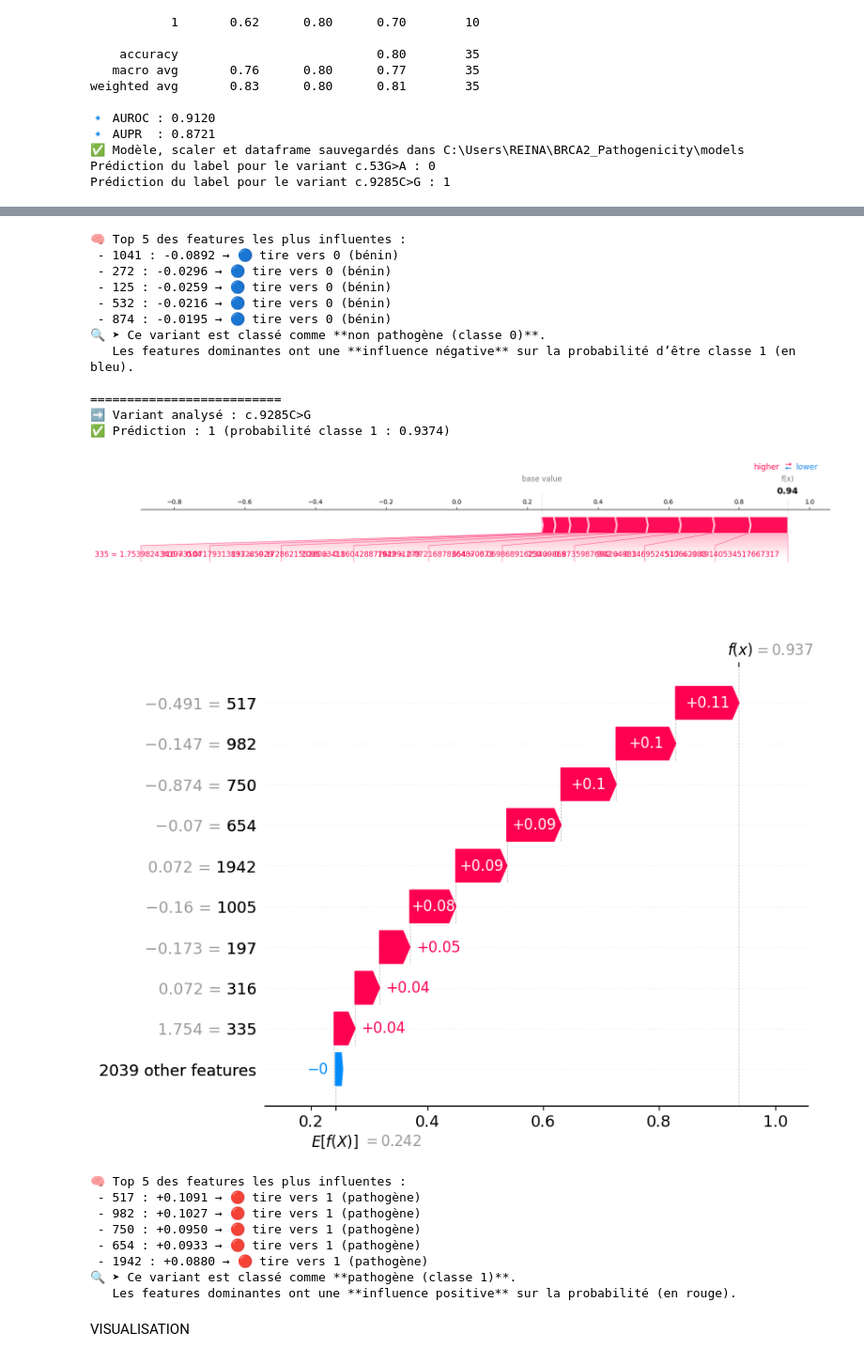
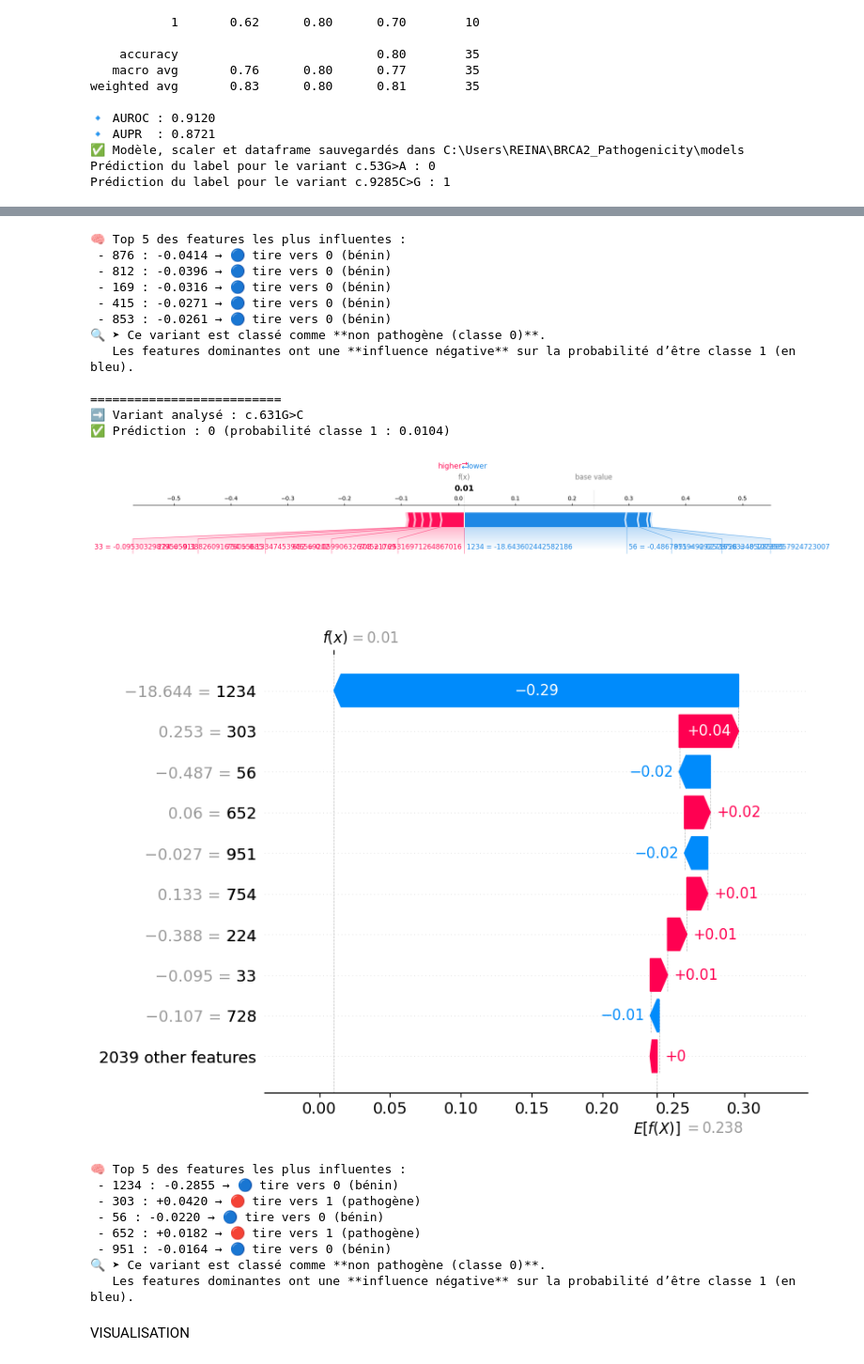
Before and after one commit to reinabarry142/BRCA2_Pathogenicity, a Jupyter notebook: notebooks/03_Training_Visualisations.ipynb, the cells around one changed output, grey strips where cells are left out. Shown: that part at 94% size. Drawn from its saved outputs; the diff is of its cells as text; code cells hidden in the pictures.

Commit message:
Modifications pour prédire sur les données de test

```diff
--- a/notebooks/03_Training_Visualisations.ipynb
+++ b/notebooks/03_Training_Visualisations.ipynb
@@ -25,10 +25,11 @@ os.makedirs(viz_dir, exist_ok=True)
 # === 2. Extraire X et y ===
 X = df.iloc[:, 2:].values  # features numériques
 y = df["Label"].astype(int).values
+variants = df["Variant"]
 
 # === 3. Diviser les données ===
-X_train, X_test, y_train, y_test = train_test_split(
-    X, y, test_size=0.15, random_state=42, shuffle=True, stratify=y
+X_train, X_test, y_train, y_test, variants_train, variants_test = train_test_split(
+    X, y, variants, test_size=0.15, random_state=42, shuffle=True, stratify=y
 )
 
 # === 4. Normalisation ===
@@ -123,7 +124,7 @@ background = X_train[np.random.choice(X_train.shape[0], 90, replace=False)]
 explainer = shap.KernelExplainer(lambda x: clf.predict_proba(x)[:, 1], background)
 
 # Liste de variants à interpréter
-variants = ["c.53G>A", "c.9285C>G"]
+variants = [variants_test.iloc[0], variants_test.iloc[1]]
 
 for variant in variants:
     print(f"\n==========================")
@@ -191,25 +192,25 @@ for variant in variants:
 🧠 Top 5 des features les plus influentes :
- - 1041 : -0.0892 → 🔵 tire vers 0 (bénin)
- - 272 : -0.0296 → 🔵 tire vers 0 (bénin)
- - 125 : -0.0259 → 🔵 tire vers 0 (bénin)
- - 532 : -0.0216 → 🔵 tire vers 0 (bénin)
- - 874 : -0.0195 → 🔵 tire vers 0 (bénin)
+ - 876 : -0.0414 → 🔵 tire vers 0 (bénin)
+ - 812 : -0.0396 → 🔵 tire vers 0 (bénin)
+ - 169 : -0.0316 → 🔵 tire vers 0 (bénin)
+ - 415 : -0.0271 → 🔵 tire vers 0 (bénin)
+ - 853 : -0.0261 → 🔵 tire vers 0 (bénin)
 🔍 ➤ Ce variant est classé comme **non pathogène (classe 0)**.
    Les features dominantes ont une **influence négative** sur la probabilité d’être classe 1 (en bleu).
 
 ==========================
-➡️ Variant analysé : c.9285C>G
-✅ Prédiction : 1 (probabilité classe 1 : 0.9374)
+➡️ Variant analysé : c.631G>C
+✅ Prédiction : 0 (probabilité classe 1 : 0.0104)
-[figure, old version]
+[figure, new version]
-[figure, old version]
+[figure, new version]
 🧠 Top 5 des features les plus influentes :
- - 517 : +0.1091 → 🔴 tire vers 1 (pathogène)
- - 982 : +0.1027 → 🔴 tire vers 1 (pathogène)
- - 750 : +0.0950 → 🔴 tire vers 1 (pathogène)
- - 654 : +0.0933 → 🔴 tire vers 1 (pathogène)
- - 1942 : +0.0880 → 🔴 tire vers 1 (pathogène)
-🔍 ➤ Ce variant est classé comme **pathogène (classe 1)**.
-   Les features dominantes ont une **influence positive** sur la probabilité (en rouge).
+ - 1234 : -0.2855 → 🔵 tire vers 0 (bénin)
+ - 303 : +0.0420 → 🔴 tire vers 1 (pathogène)
+ - 56 : -0.0220 → 🔵 tire vers 0 (bénin)
+ - 652 : +0.0182 → 🔴 tire vers 1 (pathogène)
+ - 951 : -0.0164 → 🔵 tire vers 0 (bénin)
+🔍 ➤ Ce variant est classé comme **non pathogène (classe 0)**.
+   Les features dominantes ont une **influence négative** sur la probabilité d’être classe 1 (en bleu).
 # %% [markdown]
 VISUALISATION
 # %%
```
Also changed, not shown: parts of 1 cell of this notebook.
